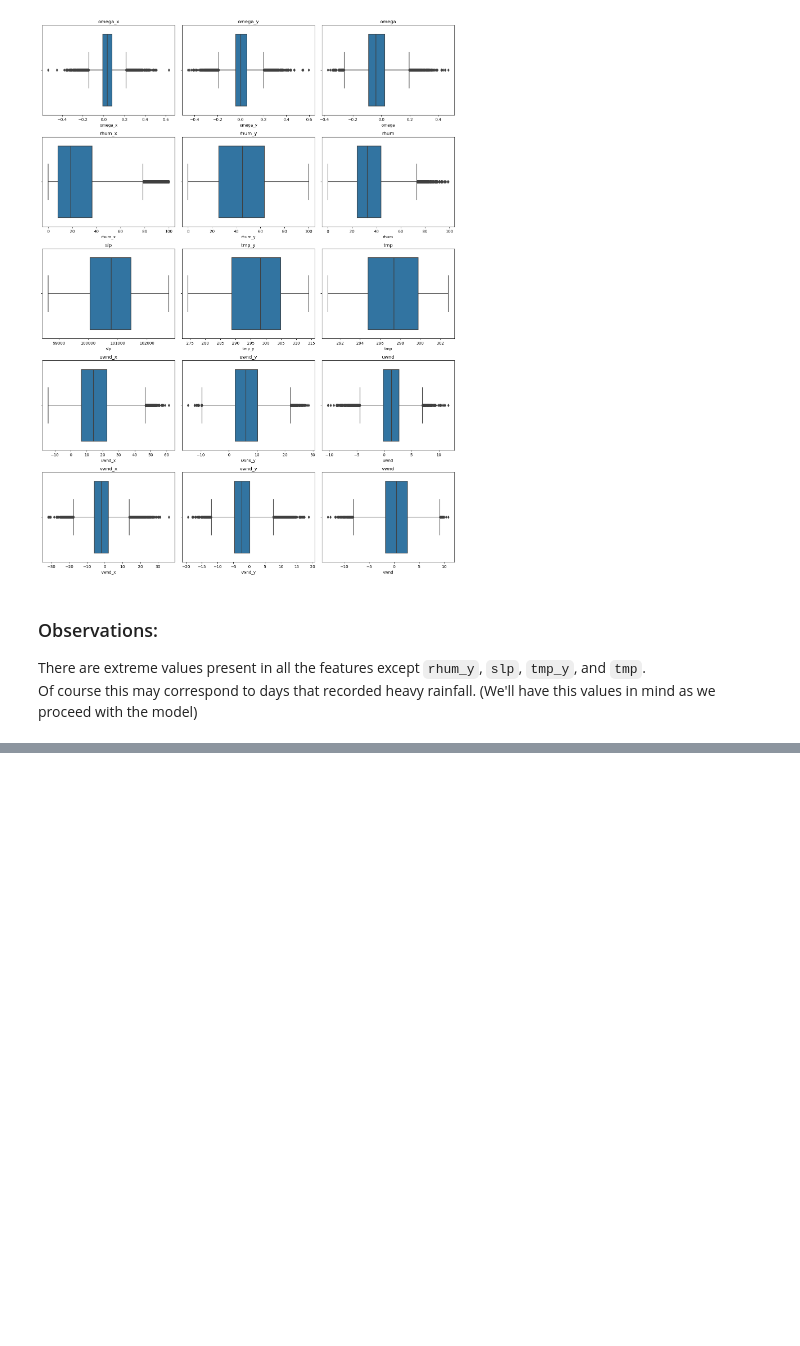
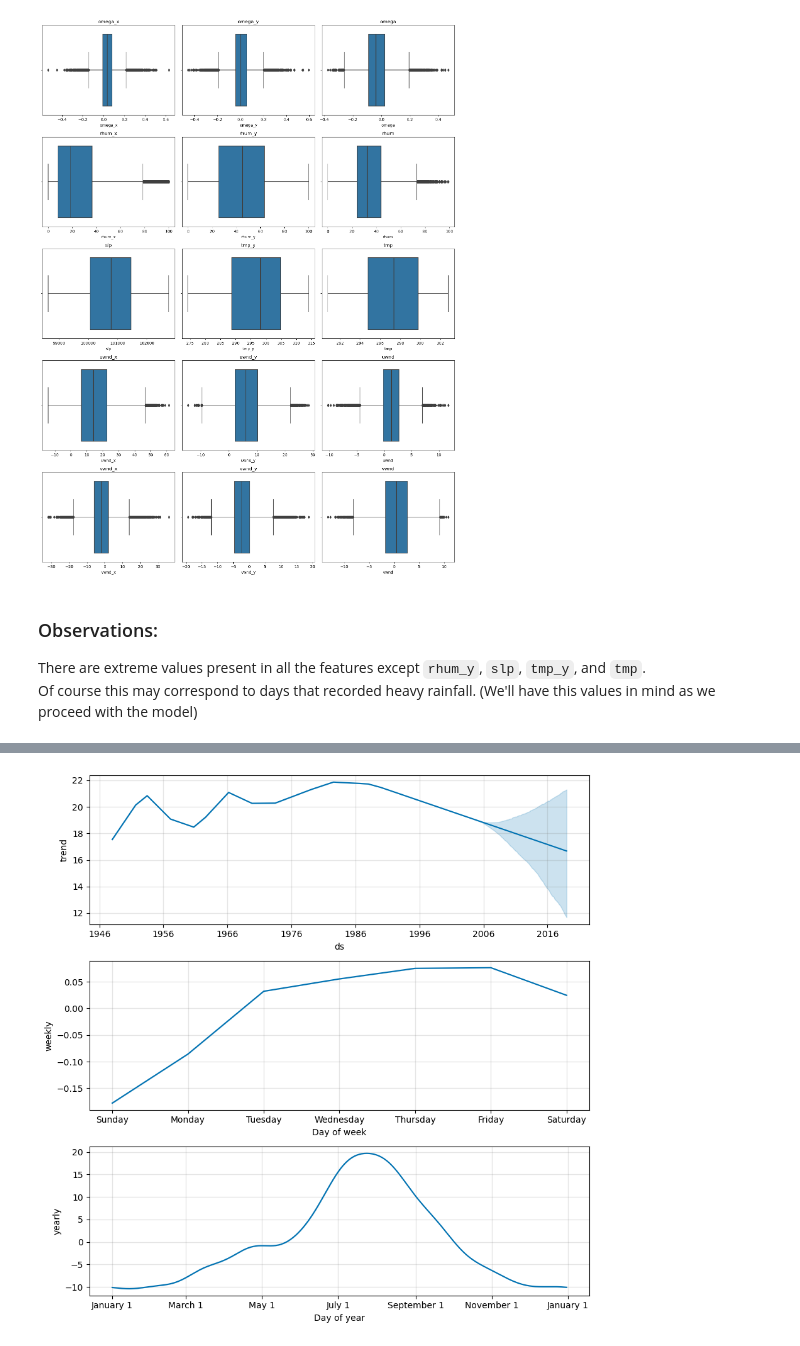
Before and after one commit to abdulmalikadeyemo/Rainfall_Prediction, a Jupyter notebook: Rainfall-forecast.ipynb, the cells around one changed output, grey strips where cells are left out. Saved outputs shown, nothing was run; the diff lists cells and outputs as text; code cells hidden in the pictures; blank space fills up the shorter version.

```diff
--- a/Rainfall-forecast.ipynb
+++ b/Rainfall-forecast.ipynb
@@ -190,0 +311,5 @@ Of course this may correspond to days that recorded heavy rainfall. (We'll have
+# %%
+model.plot_components(forecast)
+plt.show()
+# %% [output]
+[figure, added]
```
Also changed, not shown: parts of 28 cells of this notebook.
